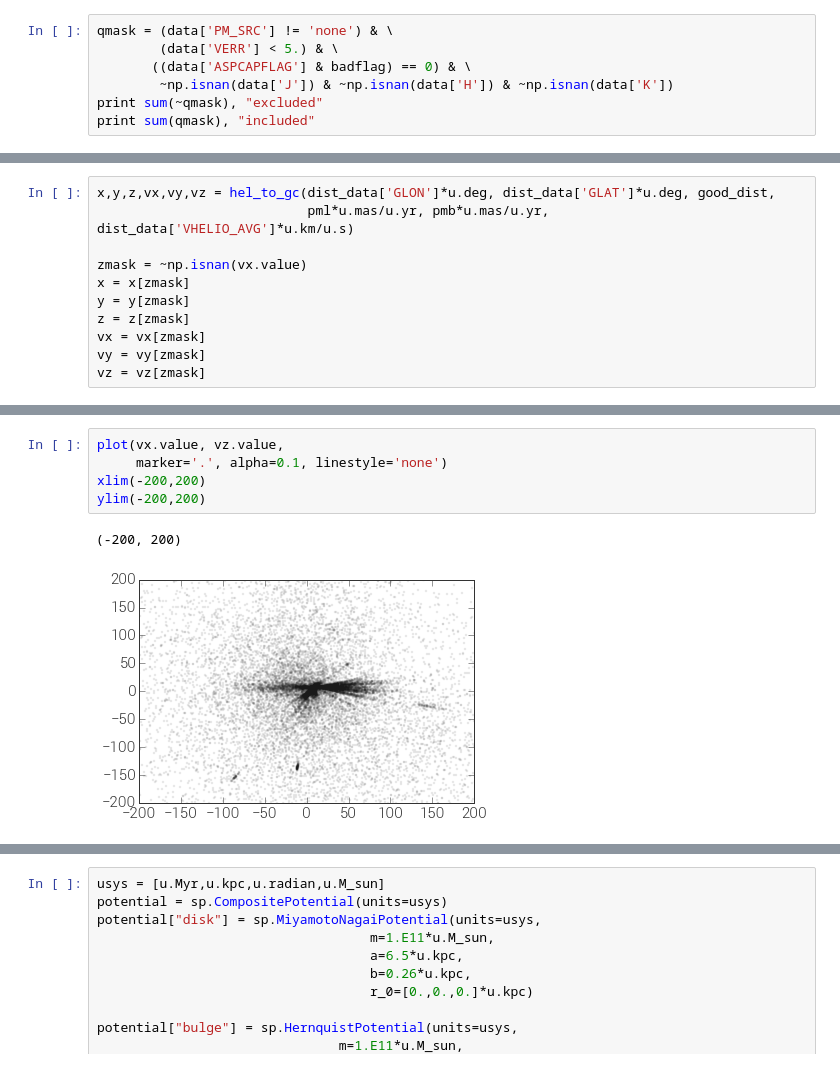
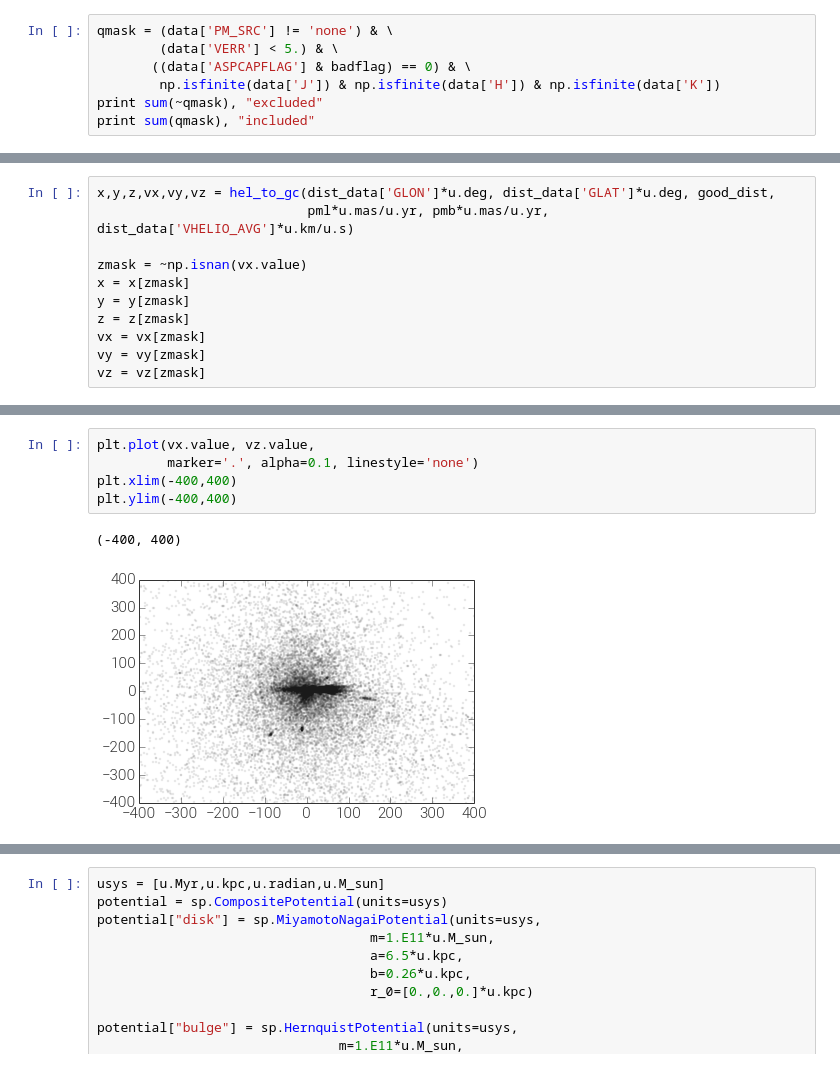
Before and after one commit to adrn/ipython-notebooks, a Jupyter notebook: APOGEE.ipynb, the cells around one changed output, grey strips where cells are left out. Saved outputs shown, nothing was run; the diff lists cells and outputs as text.

```diff
--- a/APOGEE.ipynb
+++ b/APOGEE.ipynb
@@ -34,7 +15,7 @@ badflag = sum(2**np.array([3,7,19,23]))
 qmask = (data['PM_SRC'] != 'none') & \
         (data['VERR'] < 5.) & \
        ((data['ASPCAPFLAG'] & badflag) == 0) & \
-        ~np.isnan(data['J']) & ~np.isnan(data['H']) & ~np.isnan(data['K'])
+        np.isfinite(data['J']) & np.isfinite(data['H']) & np.isfinite(data['K'])
 print sum(~qmask), "excluded"
 print sum(qmask), "included"
 # %% [output]
@@ -160,10 +141,10 @@ ylim(-20,30)
 (-20, 30)
 [figure]
 # %%
-plot(vx.value, vz.value,
-     marker='.', alpha=0.1, linestyle='none')
-xlim(-200,200)
-ylim(-200,200)
+plt.plot(vx.value, vz.value,
+         marker='.', alpha=0.1, linestyle='none')
+plt.xlim(-400,400)
+plt.ylim(-400,400)
 # %% [output]
-(-200, 200)
+(-400, 400)
-[figure, old version]
+[figure, new version]
```
Also changed, not shown: parts of 18 cells of this notebook, 19 other files.
